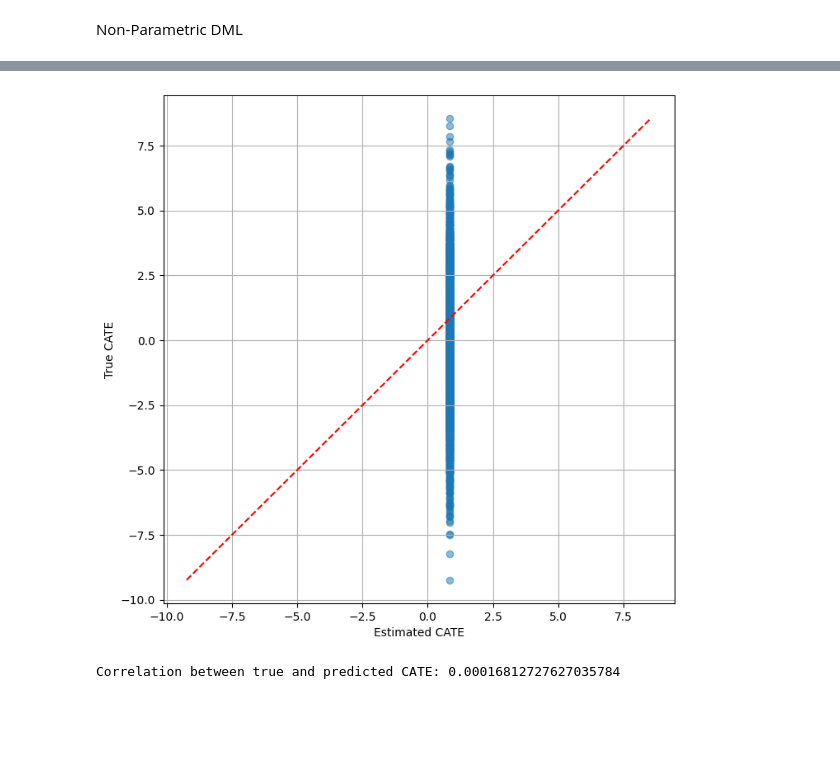
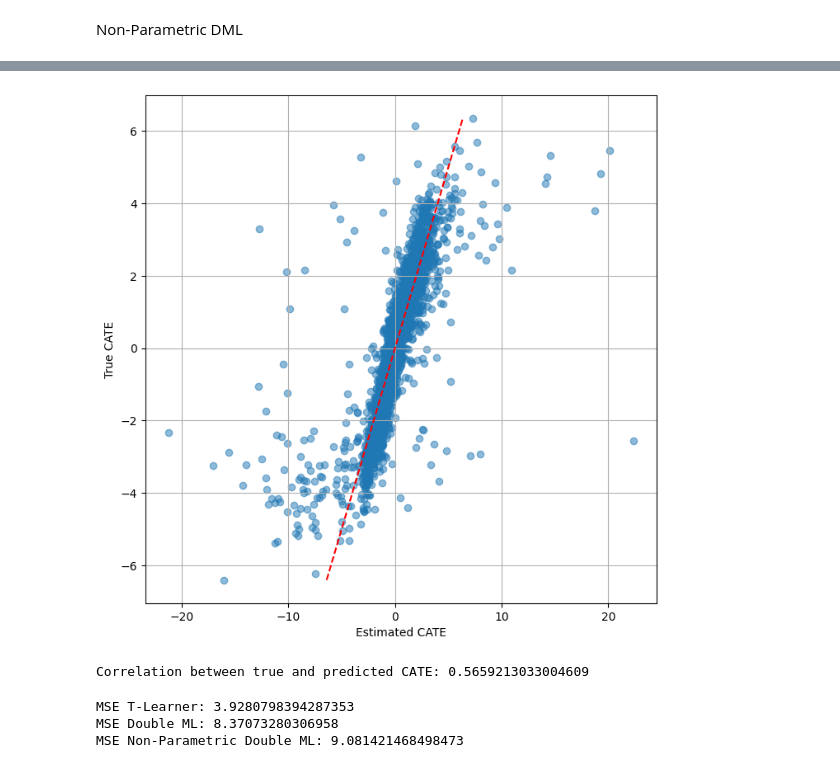
Before and after one commit to Jackbonkins/Heter_effects, a Jupyter notebook: Analysis.ipynb, the cells around one changed output, grey strips where cells are left out. Saved outputs shown, nothing was run; the diff lists cells and outputs as text; code cells hidden in the pictures; blank space fills up the shorter version.

```diff
--- a/Analysis.ipynb
+++ b/Analysis.ipynb
@@ -191,8 +226,13 @@ S-Learner
-# %%
-s_learner = SLearner(overall_model=LinearRegression())
-s_learner_model = s_learner.fit(Y=Y_train_1, T=T_train_1, X=X_train_1)
-pred_cate_s = s_learner_model.effect(X_test_1)
-plot_predict_cate_corr(pred_cate_s, true_cate_test_1)
-# %% [output]
-[figure, removed]
-Correlation between true and predicted CATE: 0.00016812727627035784
+# %%
+plot_predict_cate_corr(estimated_cate_non_param, splits_dict['Simulation_10_5000']['true_cate_test'])
+# %% [output]
+[figure, added]
+Correlation between true and predicted CATE: 0.5659213033004609
+# %%
+print(f'MSE T-Learner: {T_MSE}')
+print(f'MSE Double ML: {cf_dml_MSE}')
+print(f'MSE Non-Parametric Double ML: {non_param_MSE}')
+# %% [output]
+MSE T-Learner: 3.9280798394287353
+MSE Double ML: 8.37073280306958
+MSE Non-Parametric Double ML: 9.081421468498473
```
Also changed, not shown: parts of 16 cells of this notebook.
